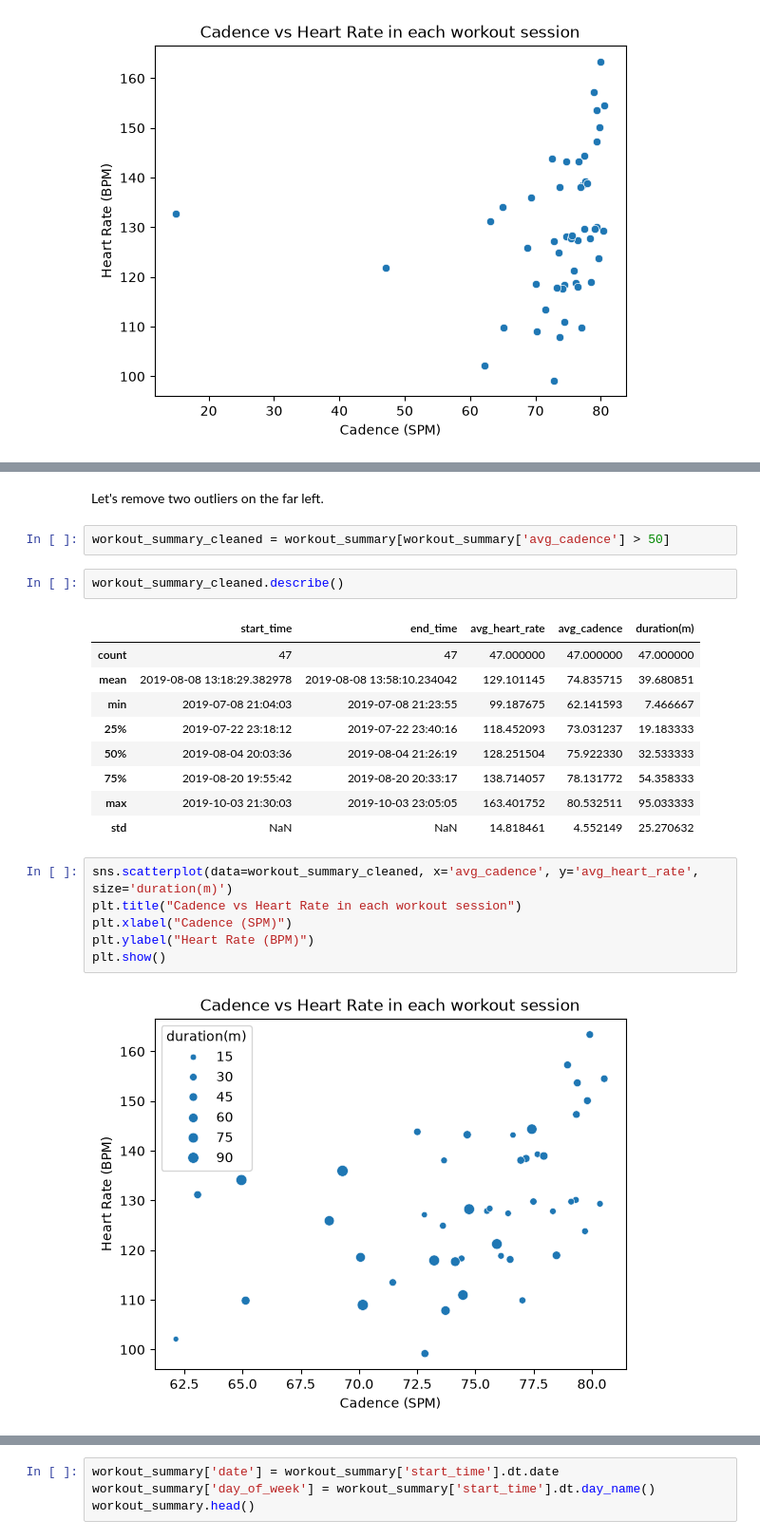
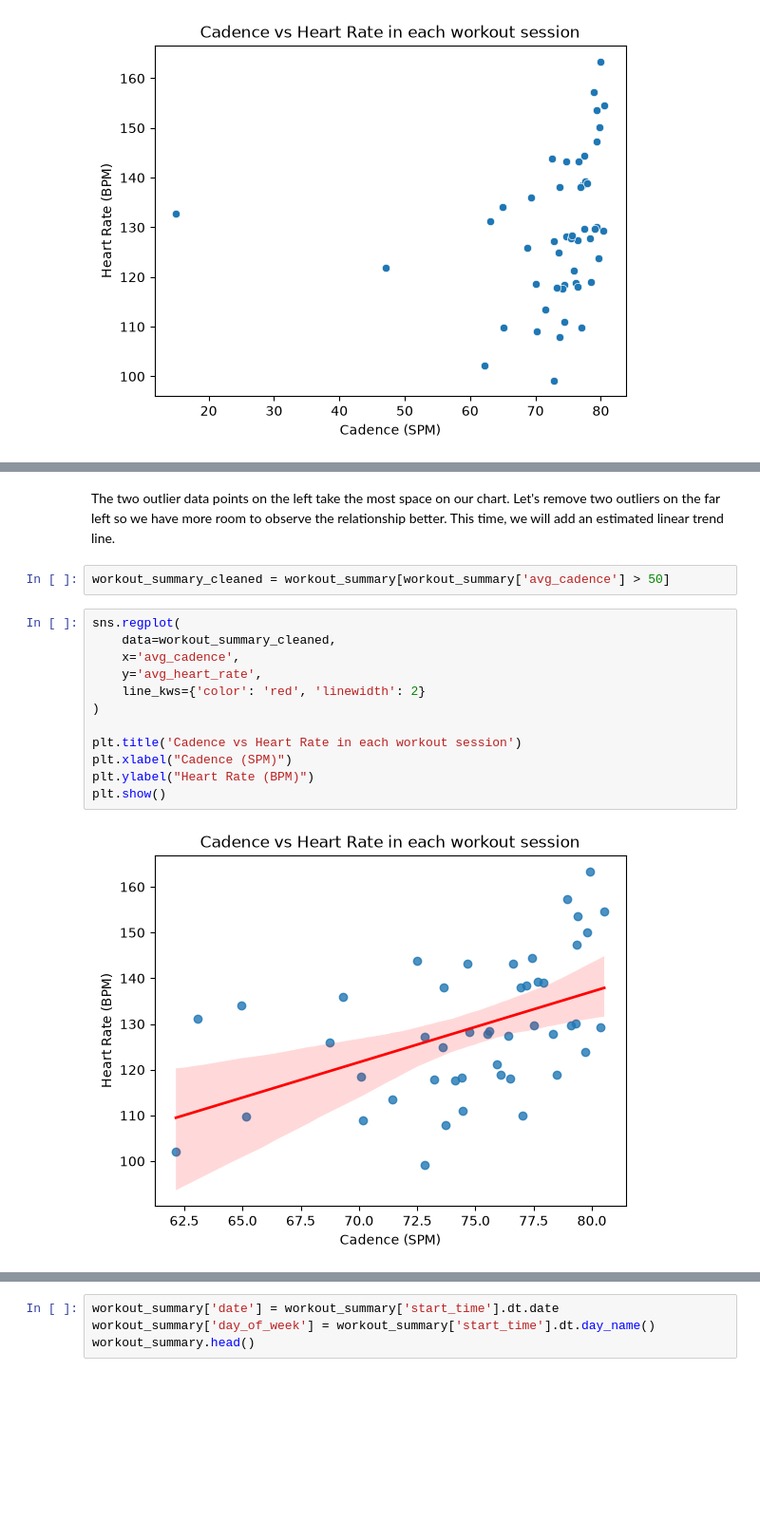
Before and after one commit to vandao288/strava_data_report, a Jupyter notebook: strava.ipynb, the cells around one changed output, grey strips where cells are left out. Shown at 95% size. Cells and saved outputs as stored; diff of their text form; blank space fills up the shorter version.

Commit message:
Markdown added: cadence vs heart rate scatter plot

```diff
--- a/strava.ipynb
+++ b/strava.ipynb
@@ -503,24 +509,18 @@ workout_summary.describe()
-# %% [markdown]
-Let's remove two outliers on the far left.
+# %% [markdown]
+The two outlier data points on the left take the most space on our chart. Let's remove two outliers on the far left so we have more room to observe the relationship better. This time, we will add an estimated linear trend line.
 # %%
 workout_summary_cleaned = workout_summary[workout_summary['avg_cadence'] > 50]
-# %%
-workout_summary_cleaned.describe()
-# %% [output]
-|  | start_time | end_time | avg_heart_rate | avg_cadence | duration(m) |
-| count | 47 | 47 | 47.000000 | 47.000000 | 47.000000 |
-| mean | 2019-08-08 13:18:29.382978 | 2019-08-08 13:58:10.234042 | 129.101145 | 74.835715 | 39.680851 |
-| min | 2019-07-08 21:04:03 | 2019-07-08 21:23:55 | 99.187675 | 62.141593 | 7.466667 |
-| 25% | 2019-07-22 23:18:12 | 2019-07-22 23:40:16 | 118.452093 | 73.031237 | 19.183333 |
-| 50% | 2019-08-04 20:03:36 | 2019-08-04 21:26:19 | 128.251504 | 75.922330 | 32.533333 |
-| 75% | 2019-08-20 19:55:42 | 2019-08-20 20:33:17 | 138.714057 | 78.131772 | 54.358333 |
-| max | 2019-10-03 21:30:03 | 2019-10-03 23:05:05 | 163.401752 | 80.532511 | 95.033333 |
-| std | NaN | NaN | 14.818461 | 4.552149 | 25.270632 |
 # %%
-sns.scatterplot(data=workout_summary_cleaned, x='avg_cadence', y='avg_heart_rate', size='duration(m)')
-plt.title("Cadence vs Heart Rate in each workout session")
+sns.regplot(
+    data=workout_summary_cleaned,
+    x='avg_cadence',
+    y='avg_heart_rate',
+    line_kws={'color': 'red', 'linewidth': 2}
+)
+
+plt.title('Cadence vs Heart Rate in each workout session')
 plt.xlabel("Cadence (SPM)")
 plt.ylabel("Heart Rate (BPM)")
 plt.show()
 # %% [output]
-[figure, old version]
+[figure, new version]
```
Also changed, not shown: parts of 18 cells of this notebook.
